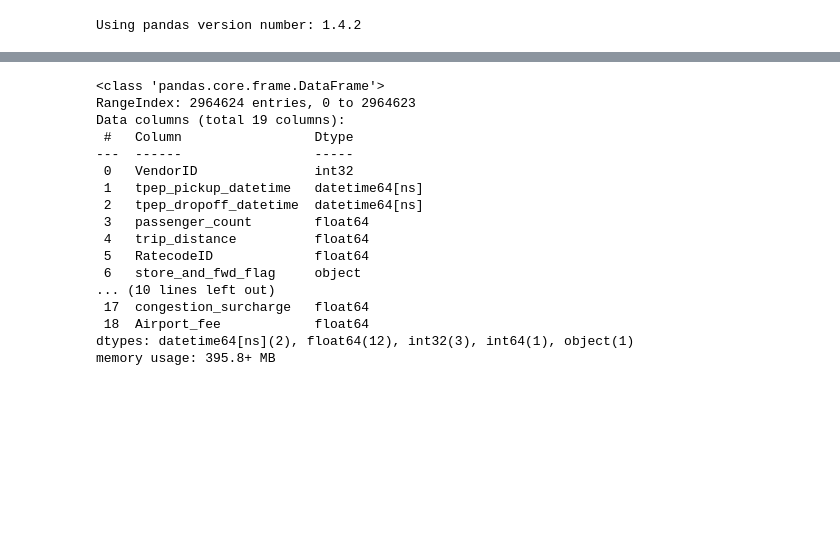
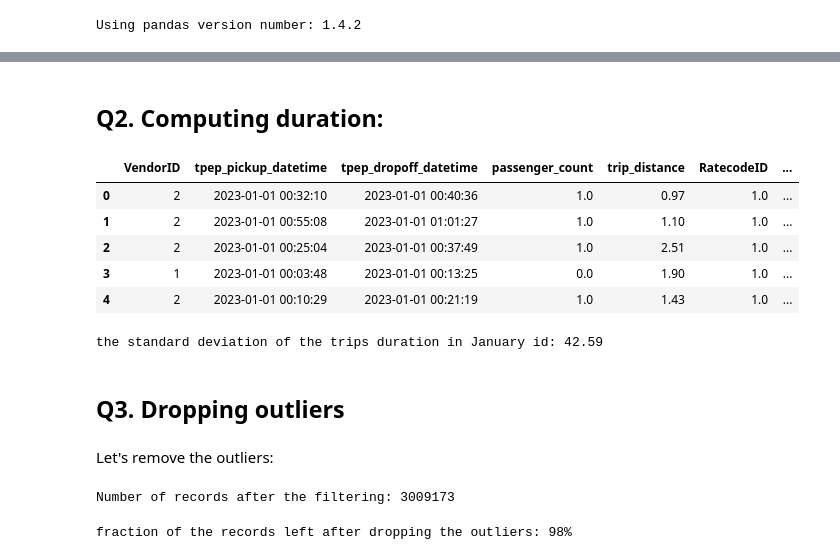
Before and after one commit to Javier-HAZ/ml-operational, a Jupyter notebook: intro/homework.ipynb, the cells around one changed output, grey strips where cells are left out. Drawn from its saved outputs; the diff is of its cells as text; code cells hidden in the pictures; blank space fills up the shorter version.

```diff
--- a/intro/homework.ipynb
+++ b/intro/homework.ipynb
@@ -23,20 +54,36 @@ data.sample(10)
-# %%
-data.info()
-# %% [output]
-<class 'pandas.core.frame.DataFrame'>
-RangeIndex: 2964624 entries, 0 to 2964623
-Data columns (total 19 columns):
- #   Column                 Dtype
----  ------                 -----
- 0   VendorID               int32
- 1   tpep_pickup_datetime   datetime64[ns]
- 2   tpep_dropoff_datetime  datetime64[ns]
- 3   passenger_count        float64
- 4   trip_distance          float64
- 5   RatecodeID             float64
- 6   store_and_fwd_flag     object
-... (10 lines left out)
- 17  congestion_surcharge   float64
- 18  Airport_fee            float64
-dtypes: datetime64[ns](2), float64(12), int32(3), int64(1), object(1)
-memory usage: 395.8+ MB
+# %% [markdown]
+## **Q2. Computing duration:**
+# %%
+data_january['duration_mins'] = data_january.tpep_dropoff_datetime - data_january.tpep_pickup_datetime
+data_january.duration_mins = data_january.duration_mins.dt.total_seconds() / 60
+
+data_january.head()
+# %% [output]
+|  | VendorID | tpep_pickup_datetime | tpep_dropoff_datetime | passenger_count | trip_distance | RatecodeID | ... |
+| 0 | 2 | 2023-01-01 00:32:10 | 2023-01-01 00:40:36 | 1.0 | 0.97 | 1.0 | ... |
+| 1 | 2 | 2023-01-01 00:55:08 | 2023-01-01 01:01:27 | 1.0 | 1.10 | 1.0 | ... |
+| 2 | 2 | 2023-01-01 00:25:04 | 2023-01-01 00:37:49 | 1.0 | 2.51 | 1.0 | ... |
+| 3 | 1 | 2023-01-01 00:03:48 | 2023-01-01 00:13:25 | 0.0 | 1.90 | 1.0 | ... |
+| 4 | 2 | 2023-01-01 00:10:29 | 2023-01-01 00:21:19 | 1.0 | 1.43 | 1.0 | ... |
+# %%
+january_std = data_january.duration_mins.std()
+print(f"the standard deviation of the trips duration in January id: {round(january_std, 2)}")
+# %% [output]
+the standard deviation of the trips duration in January id: 42.59
+# %% [markdown]
+## **Q3. Dropping outliers**
+# %% [markdown]
+Let's remove the outliers:
+# %%
+data_january_filtered = data_january[(data_january.duration_mins >= 1) & (data_january.duration_mins <= 60)]
+num_records, _ = data_january_filtered.shape
+print(f"Number of records after the filtering: {num_records}")
+# %% [output]
+Number of records after the filtering: 3009173
+# %%
+num_records_orig, _ = data_january.shape
+left_percent = num_records / num_records_orig * 100
+
+print(f"fraction of the records left after dropping the outliers: {round(left_percent)}%")
+# %% [output]
+fraction of the records left after dropping the outliers: 98%
```
Also changed, not shown: parts of 25 cells of this notebook, 4 other files.
